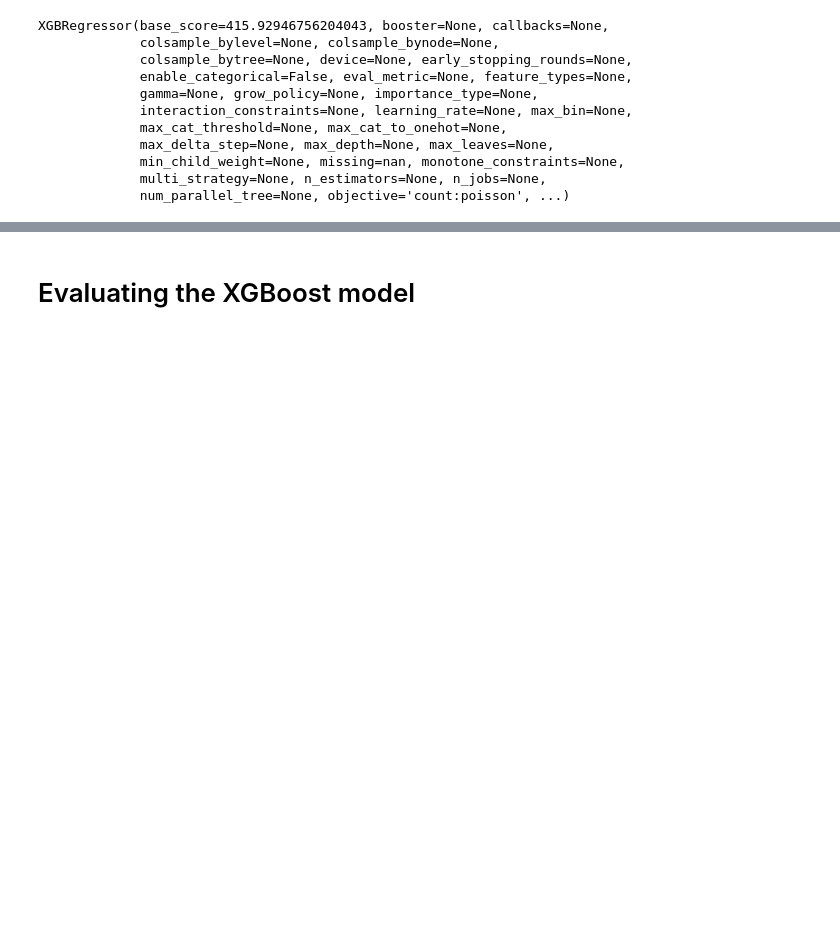
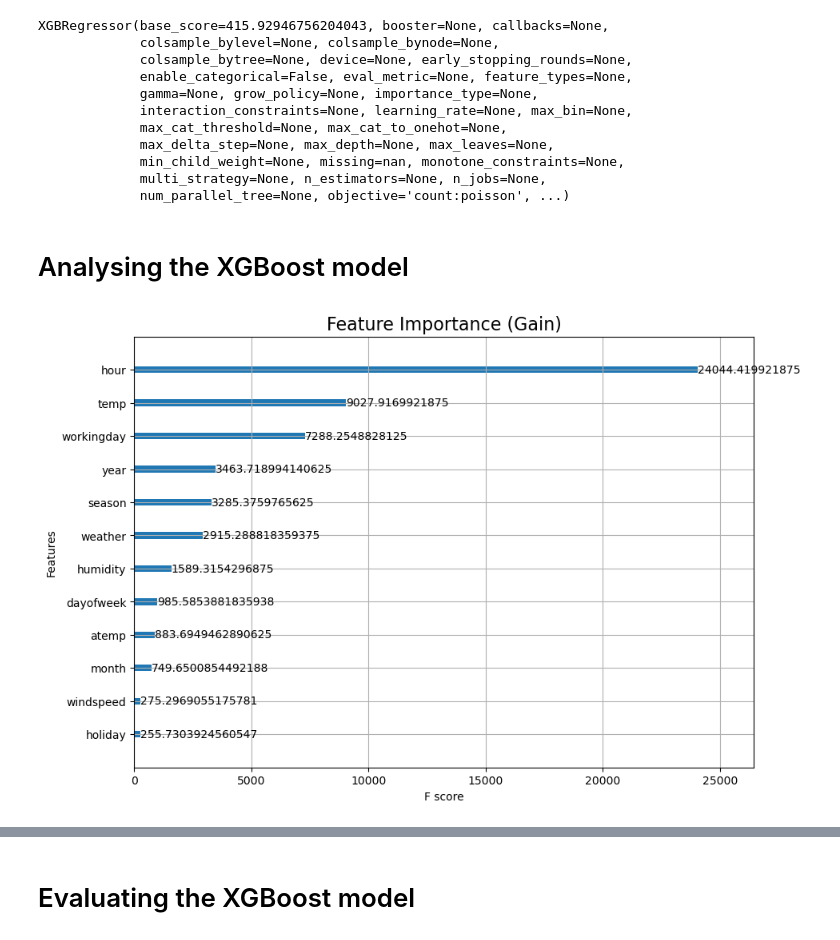
Before and after one commit to Scarch/ProjectE8, a Jupyter notebook: training_ml_model_on_capital_bikeshar_data.ipynb, the cells around one changed output, grey strips where cells are left out. Cells and saved outputs as stored; diff of their text form; code cells hidden in the pictures; blank space fills up the shorter version.

Commit message:
Added plots for analysing xgboost model

```diff
--- a/training_ml_model_on_capital_bikeshar_data.ipynb
+++ b/training_ml_model_on_capital_bikeshar_data.ipynb
@@ -147,3 +161,15 @@ XGBRegressor(base_score=415.92946756204043, booster=None, callbacks=None,
              min_child_weight=None, missing=nan, monotone_constraints=None,
              multi_strategy=None, n_estimators=None, n_jobs=None,
              num_parallel_tree=None, objective='count:poisson', ...)
+# %% [markdown]
+# Analysing the XGBoost model
+# %%
+fig, ax = plt.subplots(figsize=(10, 7))
+plot_importance(xgb_model, importance_type='gain', ax=ax)
+ax.set_title('Feature Importance (Gain)', fontsize=16)
+
+plt.savefig('./model_analysation_plots/feature_importance_gain.png', dpi=300)
+plt.show()
+plt.close(fig)
+# %% [output]
+[figure, added]
```
Also changed, not shown: parts of 22 cells of this notebook, 7 other files.
